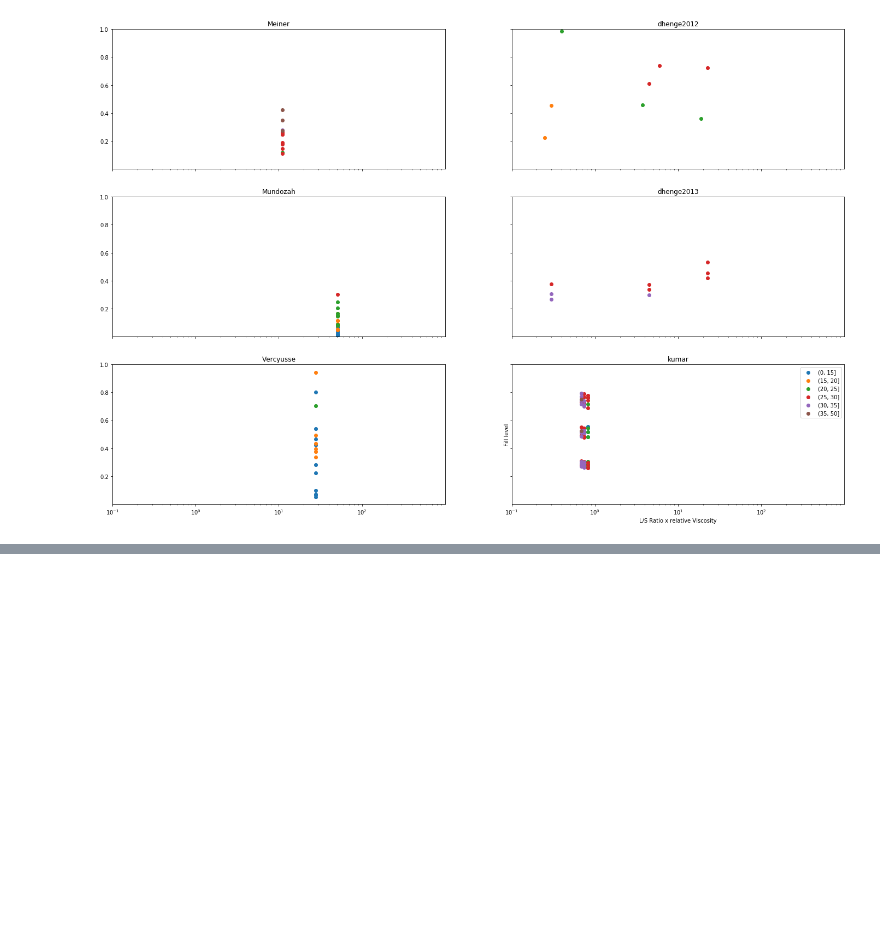
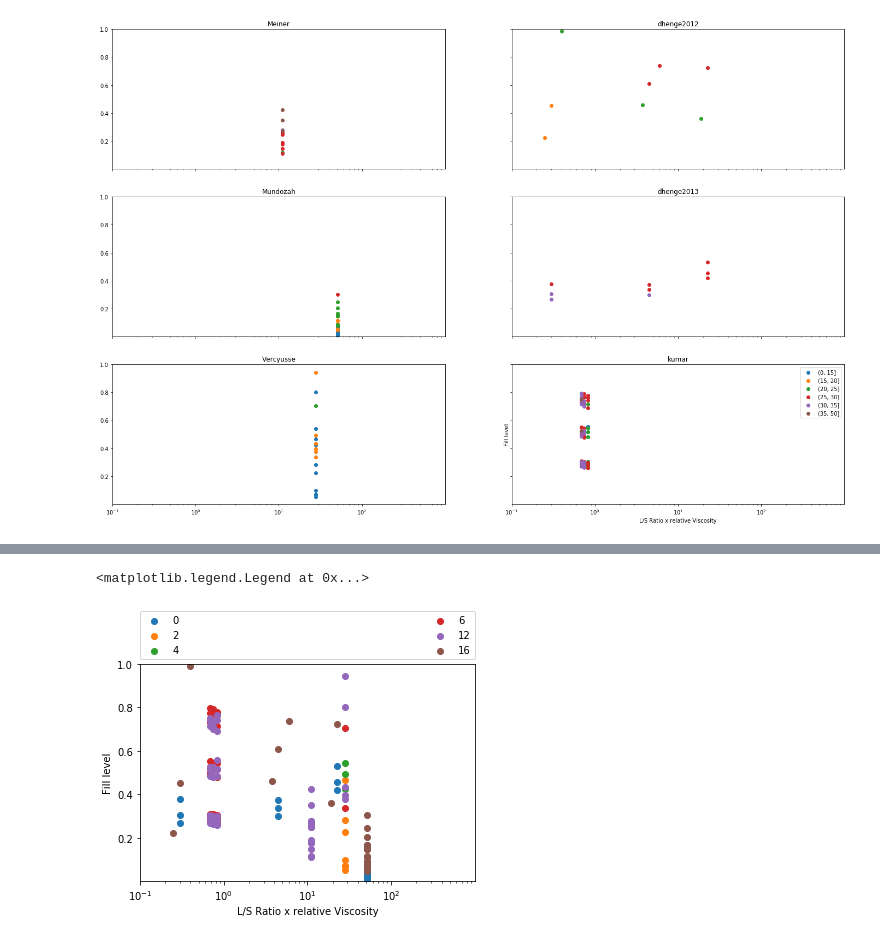
Before and after one commit to csampat/Physics-Constrained-Supervised-Autoencoders-, a Jupyter notebook: src/3dplot_fill.ipynb, the cells around one changed output, grey strips where cells are left out. Cells and saved outputs as stored; diff of their text form; code cells hidden in the pictures; blank space fills up the shorter version.

```diff
--- a/src/3dplot_fill.ipynb
+++ b/src/3dplot_fill.ipynb
@@ -162,0 +239,19 @@ plt.legend()
+# %%
+fig,ax = plt.subplots()
+vis = np.array(datafile['Binder Viscosity (mPa.s)']) / 0.001
+nKe = np.array(datafile['n KE'])
+for g in np.unique(nKe):
+    i = np.where(nKe==g)
+    ax.scatter(lsratio[i]*vis[i],fill_level[i],label=g)
+plt.xlabel('L/S Ratio x relative Viscosity')
+plt.ylabel('Fill level')
+plt.ylim(0,1)
+plt.ylim([1e-4,1])
+plt.xscale("log")
+plt.xlim([1e-1,1000])
+plt.xticks([1e-1,1e0,1e1,1e2])
+ax.legend(bbox_to_anchor=(0., 1.02, 1., .102), loc='lower left',
+           ncol=2, mode="expand", borderaxespad=0.)
+# %% [output]
+<matplotlib.legend.Legend at 0x...>
+[figure, added]
```
Also changed, not shown: parts of 4 cells of this notebook, 2 other files.
